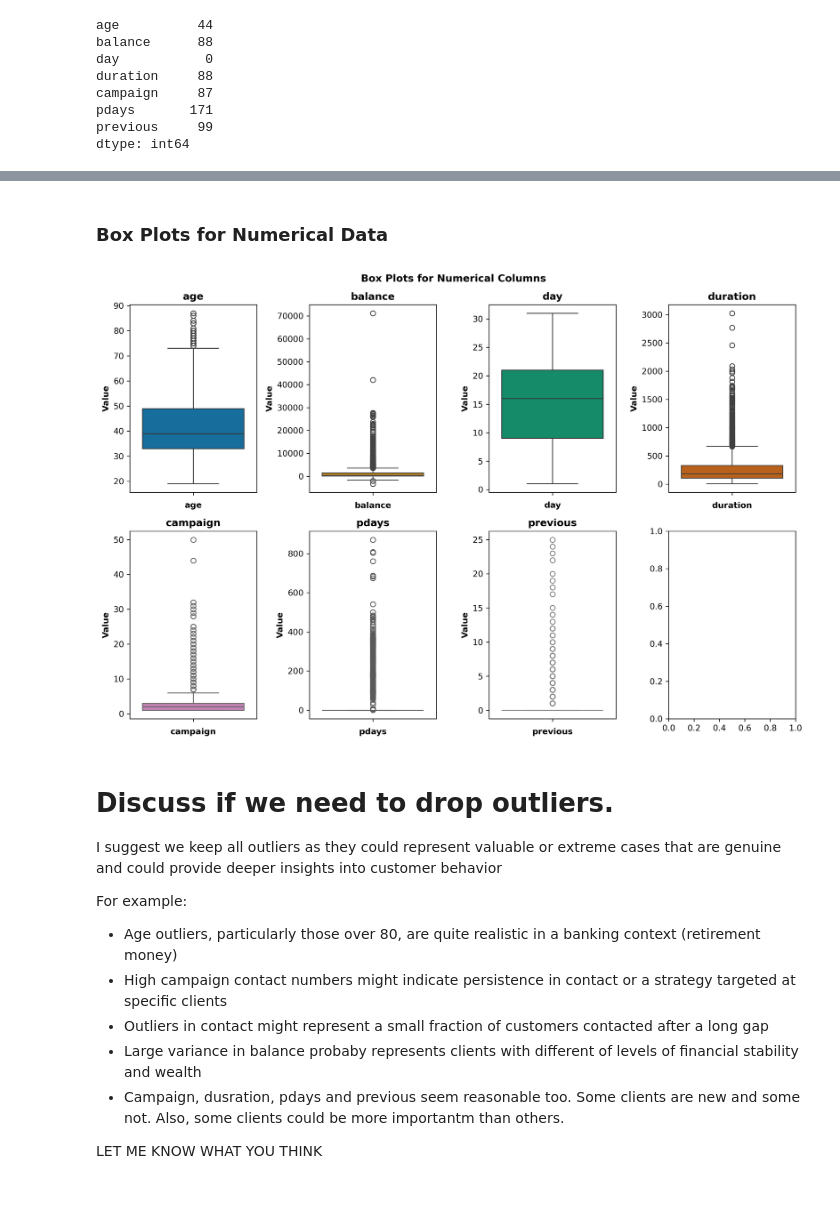
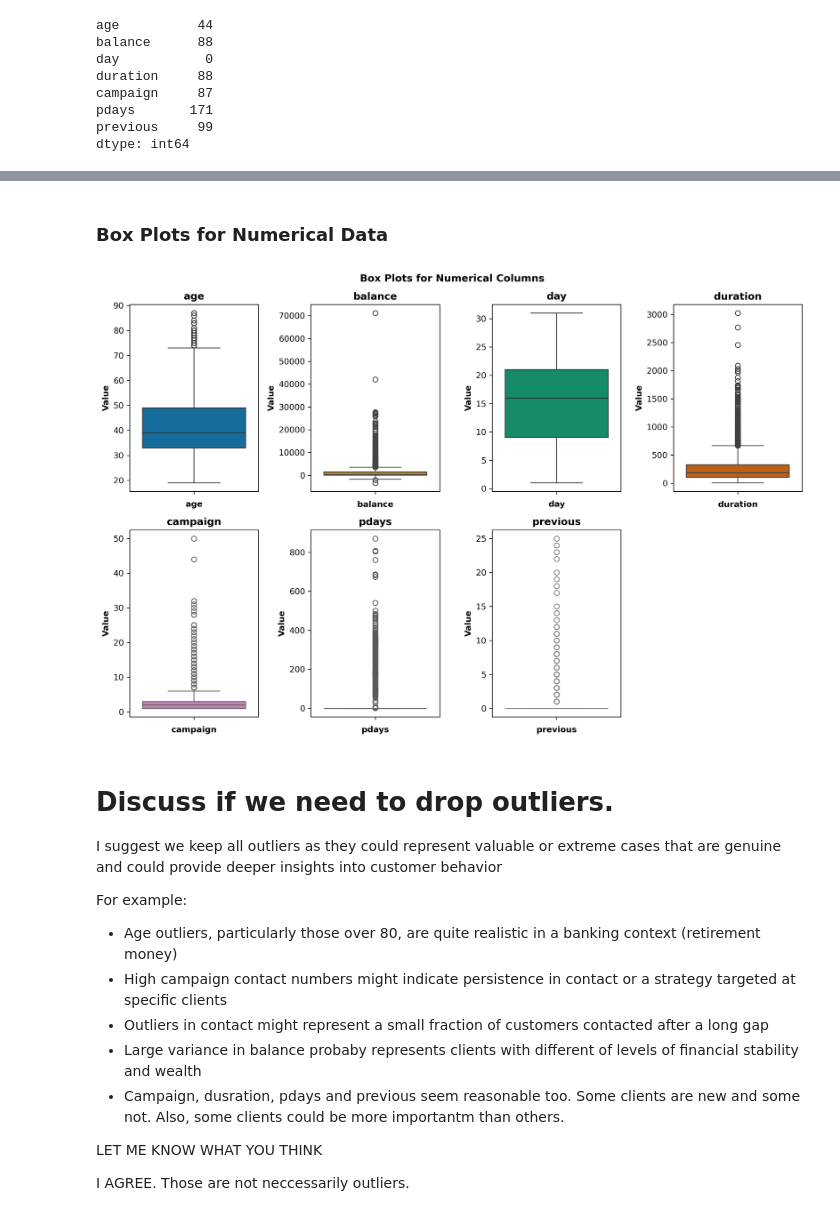
Before and after one commit to MinThiha22/COMP615, a Jupyter notebook: Assignment_2.ipynb, the cells around one changed output, grey strips where cells are left out. Cells and saved outputs as stored; diff of their text form; code cells hidden in the pictures.

```diff
--- a/Assignment_2.ipynb
+++ b/Assignment_2.ipynb
@@ -55,7 +55,7 @@ from mlxtend.plotting import plot_decision_regions
 ## Task 1: Exploratory Data Analysis (EDA)
 # %%
 # Loading Marketing Bank Dataset
-mbd = pd.read_csv("bank.csv",delimiter=';')
+mbd = pd.read_csv("bank.csv",delimiter=';',quotechar='"')
 # %%
 display(Markdown("### Dataset Display and Basic Information"))
 
@@ -200,22 +198,24 @@ plt.show()
 # %%
 display(Markdown("### Box Plots for Numerical Data"))
 
 fig, axes_array = plt.subplots(2,4,figsize=(12,8), dpi=300)
 
 axes_list = axes_array.flatten()
 color_list = sns.color_palette('colorblind',n_colors=len(numerical_data))
 for col, ax, color in zip(numerical_data,axes_list,color_list):
     sns.boxplot(data=mbd[col],ax=ax,color=color)
     ax.set_title(f"{col}", fontweight='bold')
     ax.set_xlabel(col, fontweight='bold')
     ax.set_ylabel("Value", fontweight='bold')
 
+axes_list[-1].axis('off')
+
 fig.suptitle("Box Plots for Numerical Columns", fontweight='bold')
 plt.tight_layout()
 plt.show()
 # %% [output]
 ### Box Plots for Numerical Data
-[figure, old version]
+[figure, new version]
 # %% [markdown]
 # Discuss if we need to drop outliers.
 I suggest we keep all outliers as they could represent valuable or extreme cases that are genuine and could provide deeper insights into customer behavior
@@ -228,3 +228,5 @@ For example:
 - Campaign, dusration, pdays and previous seem reasonable too. Some clients are new and some not. Also, some clients could be more importantm than others.
 
 LET ME KNOW WHAT YOU THINK
+
+I AGREE. Those are not neccessarily outliers.
```
Also changed, not shown: parts of 3 cells of this notebook.
